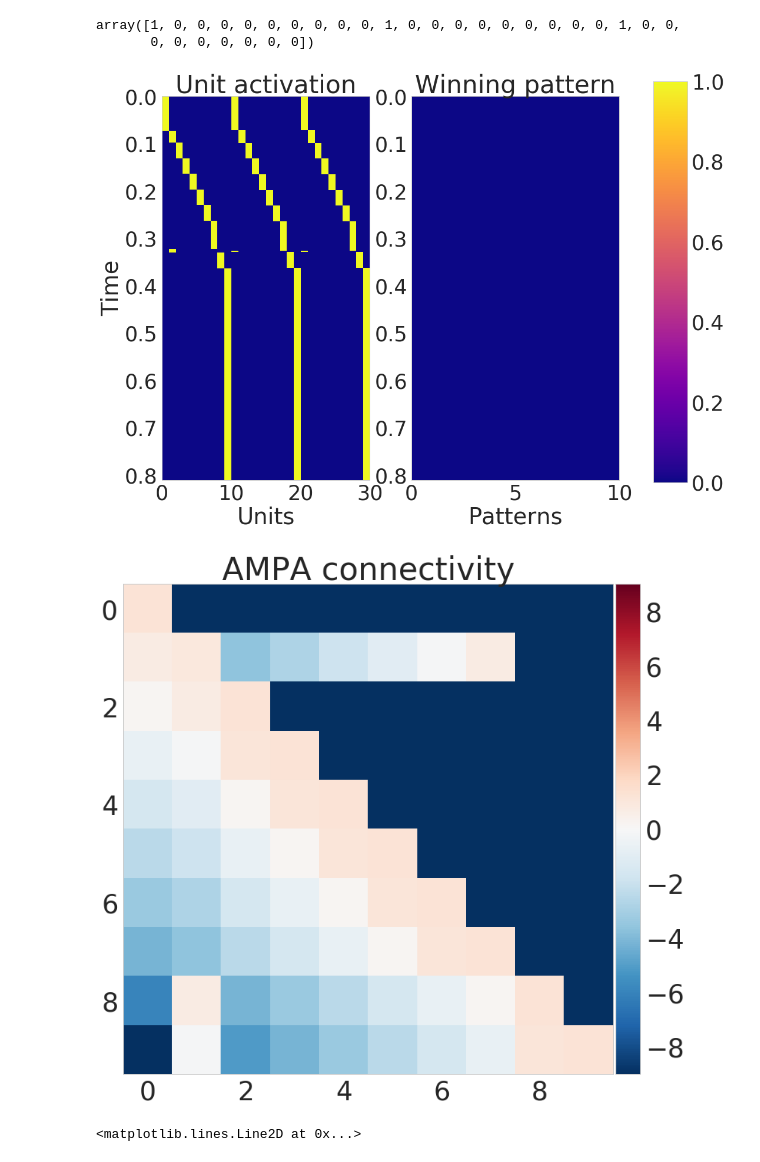
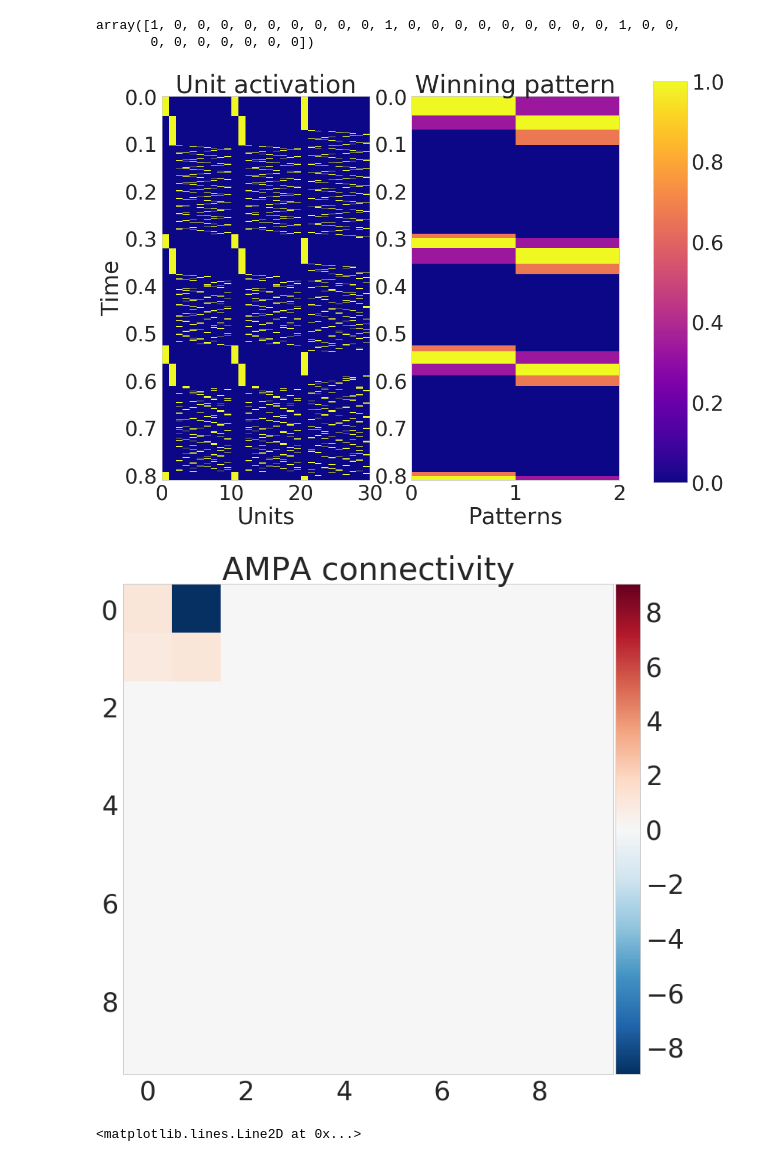
Before and after one commit to h-mayorquin/BCPNN_sequences, a Jupyter notebook: jupyter/2018-04-18(Dense Sequences).ipynb, the cells around one changed output. Saved outputs shown, nothing was run; the diff lists cells and outputs as text; code cells hidden in the pictures.

```diff
--- a/jupyter/2018-04-18(Dense Sequences).ipynb
+++ b/jupyter/2018-04-18(Dense Sequences).ipynb
@@ -72,11 +72,11 @@ T_recall = 0.8
 n = 1
 T_cue = 0.010
 
-
 matrix = np.array(((0, 0, 0), (1, 1, 1), (2, 2, 2), (3, 3, 3), (4, 4, 4), (5, 5, 5), (6, 6, 6),
                    (7, 7, 7), (1, 0, 0), (8, 8, 8), (9, 9, 9)))
 # matrix = np.array(((0, 0, 0), (1, 1, 1), (2, 2, 2), (3, 3, 3), (1, 0, 0)))
-#matrix = np.array(((0, 0, 0), (0, 0, 1), (0, 1, 1), (1, 1, 1)))
+matrix = np.array(((0, 0, 0), (0, 0, 1), (0, 1, 1), (1, 1, 1)))
+matrix = np.array(((0, 0, 0), (1, 1, 0)))
 # matrix = np.array(((0, 0, 0, 2, 2, 2), (0, 0, 1, 3, 3, 3), (0, 1, 1, 4, 4, 4), (1, 1, 1, 5, 5, 5)))
 # matrix = np.array(((0, 0, 0), (0, 0, 1), (2, 2, 2), (3, 3, 3)))
 # matrix = np.array(((0, 0, 0), (1, 1, 1), (2, 2, 2), (3, 3, 3)))
@@ -101,29 +101,33 @@ array([1, 0, 0, 0, 0, 0, 0, 0, 0, 0, 1, 0, 0, 0, 0, 0, 0, 0, 0, 0, 1, 0, 0,
 # %%
 nn = BCPNNPerfect(hypercolumns, minicolumns, g_w_ampa=g_w_ampa, g_w=g_w, g_a=g_a, tau_a=tau_a, tau_m=tau_m,
                   sigma=sigma, G=G, tau_z_pre_ampa=tau_z_pre_ampa, tau_z_post_ampa=tau_z_post_ampa, tau_p=tau_p,
                   z_transfer=z_transfer, diagonal_zero=diagonal_zero, strict_maximum=strict_maximum,
                   perfect=perfect, k_perfect=k_perfect, always_learning=always_learning,
                   normalized_currents=normalized_currents)
 
 # Build the manager
 manager = NetworkManager(nn=nn, dt=dt, values_to_save=values_to_save)
 
 # Build the protocol for training
 nn.w_ampa = w_timed
+nr = network_representation
+aux, indexes = np.unique(nr, axis=0, return_index=True)
+patterns_dic = {index:pattern for (index, pattern) in zip(indexes, aux)}
+manager.patterns_dic = patterns_dic
 
 # Recall
 patterns_indexes = [i for i in range(n_patterns)]
 sequences = [patterns_indexes]
 manager.run_network_recall(T_recall=T_recall, T_cue=T_cue, I_cue=network_representation[0], reset=True, empty_history=False)
 
 
 plot_network_activity_angle(manager)
 # %% [output]
-[figure, old version]
+[figure, new version]
 # %%
 plot_weight_matrix(manager.nn, ampa=True, one_hypercolum=True)
 # %% [output]
-[figure, old version]
+[figure, new version]
 # %%
 plt.plot(w_timed[0, :], 'o-')
 plt.plot(w_timed[1, :], 'o-')
```
Also changed, not shown: 9 other files.
